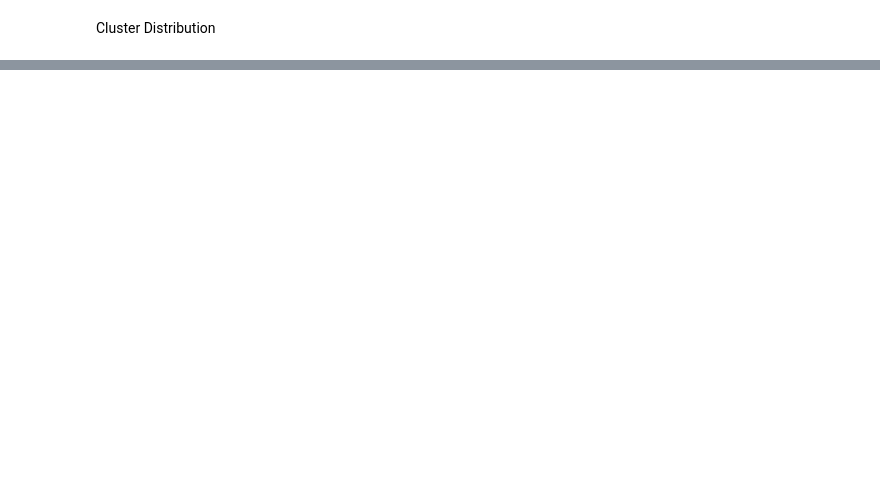
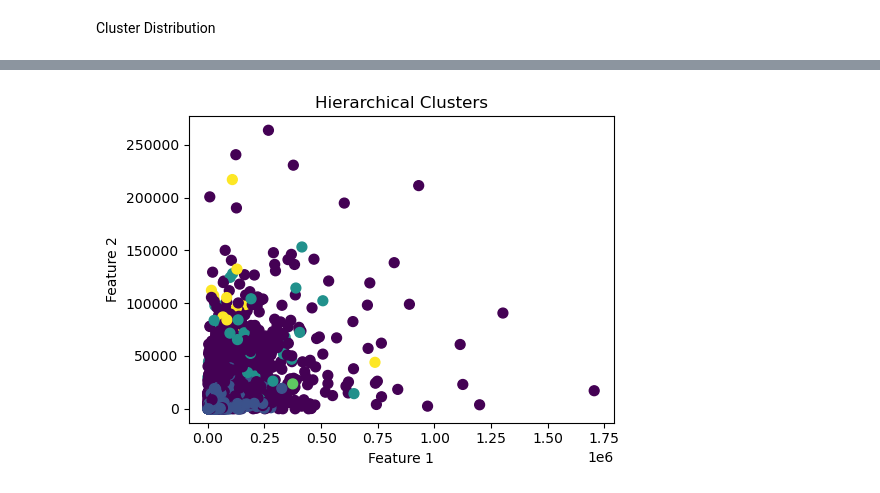
Before and after one commit to SahilSawant0605/Excelr-Assingment, a Jupyter notebook: Clustering Analysis/Clustering_Analysis.ipynb, the cells around one changed output, grey strips where cells are left out. Cells and saved outputs as stored; diff of their text form; code cells hidden in the pictures; blank space fills up the shorter version.

```diff
--- a/Clustering Analysis/Clustering_Analysis.ipynb
+++ b/Clustering Analysis/Clustering_Analysis.ipynb
@@ -169,0 +184,13 @@ Name: count, dtype: int64
+# %%
+plt.figure(figsize=(15,4))
+# Hierarchical scatter plot
+plt.subplot(1, 3, 2)
+plt.scatter(X[:, 0], X[:, 1], c=hier_labels, cmap='viridis', s=50)
+plt.title('Hierarchical Clusters')
+plt.xlabel('Feature 1')
+plt.ylabel('Feature 2')
+
+plt.tight_layout()
+plt.show()
+# %% [output]
+[figure, added]
```
Also changed, not shown: parts of 9 cells of this notebook.
